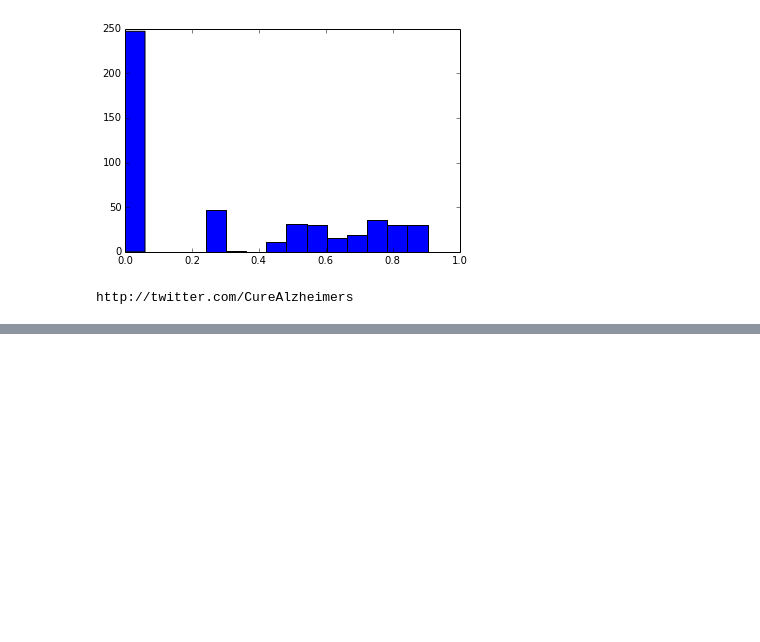
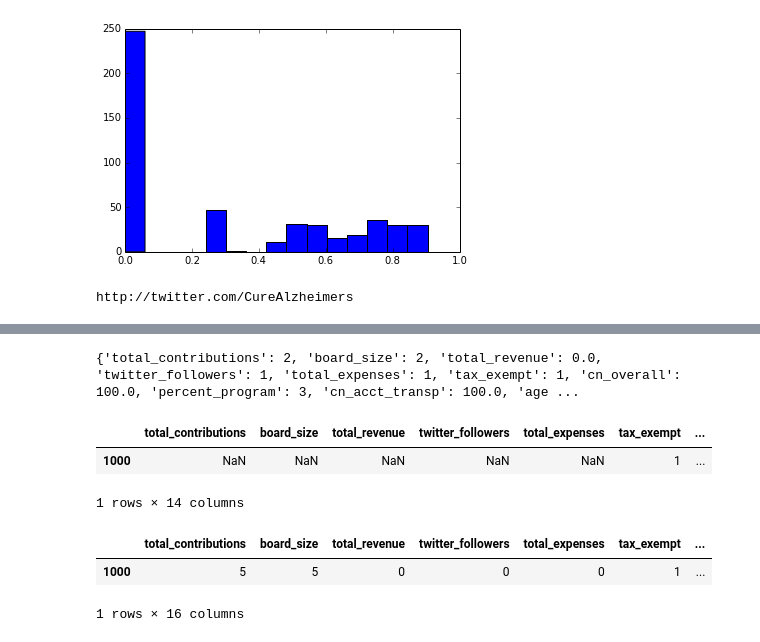
Before and after one commit to kdsimmons/InsightProject, a Jupyter notebook: customize_search.ipynb, the cells around one changed output, grey strips where cells are left out. Cells and saved outputs as stored; diff of their text form; code cells hidden in the pictures; blank space fills up the shorter version.

Commit message:
Added functionality to take user input.

```diff
--- a/customize_search.ipynb
+++ b/customize_search.ipynb
@@ -48,7 +50,7 @@ con = mdb.connect(user=sqluser, host="localhost", db="charity_data", password=sq
 combined_panda = pd.DataFrame()
 disease_list = ['alzheimer', 'blindness', 'breast_cancer', 'colon_cancer', 'crohn', 'diabetes',
                 'dyslexia', 'leukemia', 'lung_cancer', 'multiple_sclerosis', 'osteoporosis',
-                'parkinson', 'prostate_cancer', 'cancer', 'tumor']
+                'parkinson', 'prostate_cancer', 'cancer', 'tumor', 'melanoma', 'lymphoma']
 # disease_list = ['cancer', 'tumor']
 with con:
     for disease in disease_list:
@@ -71,3 +73,4 @@ for idx in range(len(combined_panda)):
 
 # Make simpler dataframe with only the relevant fields
 reduceddf = combined_panda[:][feature_names]
+len(combined_panda)
@@ -165,3 +170,34 @@ plt.hist(combined_panda.gower, bins=15);
 print combined_panda.twitter_link[0]
 # %% [output]
 http://twitter.com/CureAlzheimers
+# %%
+# pull input fields and store preferred features
+tax_pref = 1
+bbb_pref = 0
+cn_pref = 1
+age_pref = 2
+staff_pref = 3
+board_pref = 2
+cont_pref = 2
+expense_pref = 1
+program_pref = 3
+twitter_pref = 1
+
+# compile user preferences
+pref_list = {'bbb_accred' : bbb_pref,
+                          'cn_rated' : cn_pref,
+                          'tax_exempt' : tax_pref,
+                          'cn_overall' : 100.,
+                          'cn_acct_transp' : 100.,
+                          'cn_financial' : 100.,
+                          'percent_program' : program_pref,
+                          'staff_size' : staff_pref,
+                          'board_size' : board_pref,
+                          'age' : age_pref,
+                          'total_contributions' : cont_pref,
+                          'total_expenses' : expense_pref,
+                          'total_revenue' : 0.,
+                          'twitter_followers' : twitter_pref }
+# %%
+ideal_df = pd.DataFrame(columns=pref_list.viewkeys(), index=[1000], dtype='float64')
+ideal_df.dtypes
@@ -167,0 +220,19 @@ http://twitter.com/CureAlzheimers
+# %%
+print pref_list
+# %% [output]
+{'total_contributions': 2, 'board_size': 2, 'total_revenue': 0.0, 'twitter_followers': 1, 'total_expenses': 1, 'tax_exempt': 1, 'cn_overall': 100.0, 'percent_program': 3, 'cn_acct_transp': 100.0, 'age ...
+# %%
+# Booleans are just scored as important or not.
+for col in ['bbb_accred', 'cn_rated', 'tax_exempt']:
+    if pref_list[col] == 0:
+        ideal_df[:][col] = np.nan
+    elif pref_list[col] == 1:
+        ideal_df[:][col] = 1.
+    else:
+        raise Exception('Improper input for ' + str(col) + '.')
+
+ideal_df
+# %% [output]
+|  | total_contributions | board_size | total_revenue | twitter_followers | total_expenses | tax_exempt | ... |
+| 1000 | NaN | NaN | NaN | NaN | NaN | 1 | ... |
+1 rows × 14 columns
@@ -167,0 +272,6 @@ http://twitter.com/CureAlzheimers
+# %%
+ideal_df
+# %% [output]
+|  | total_contributions | board_size | total_revenue | twitter_followers | total_expenses | tax_exempt | ... |
+| 1000 | 5 | 5 | 0 | 0 | 0 | 1 | ... |
+1 rows × 16 columns
```
Also changed, not shown: parts of 13 cells of this notebook, 8 other files.
